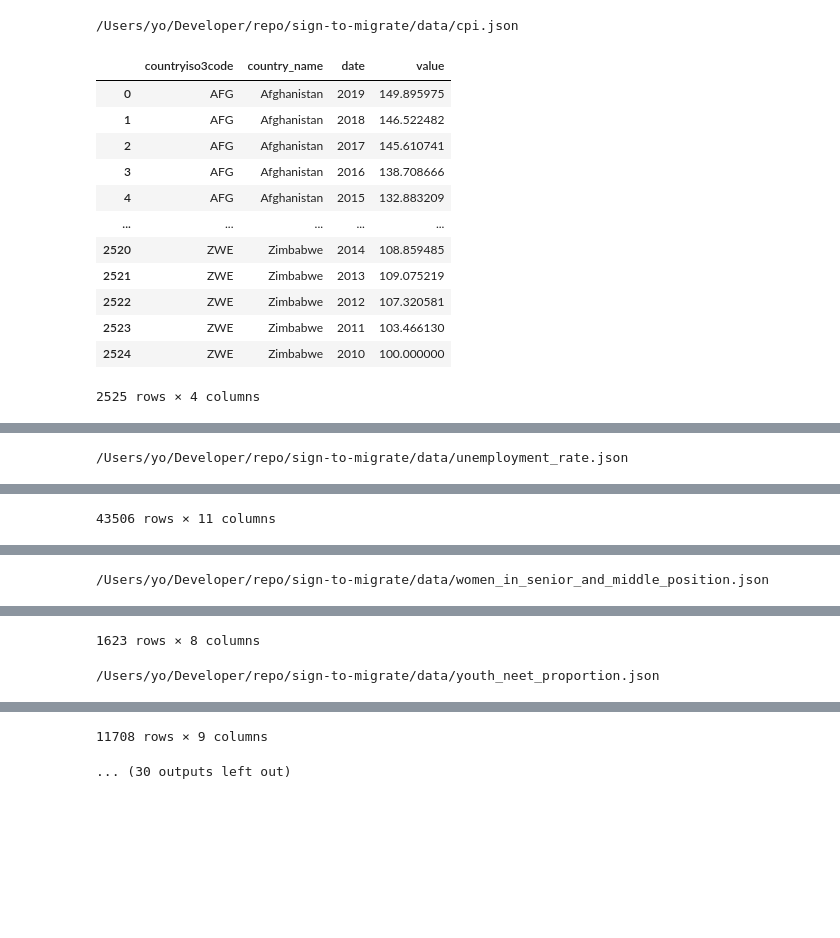
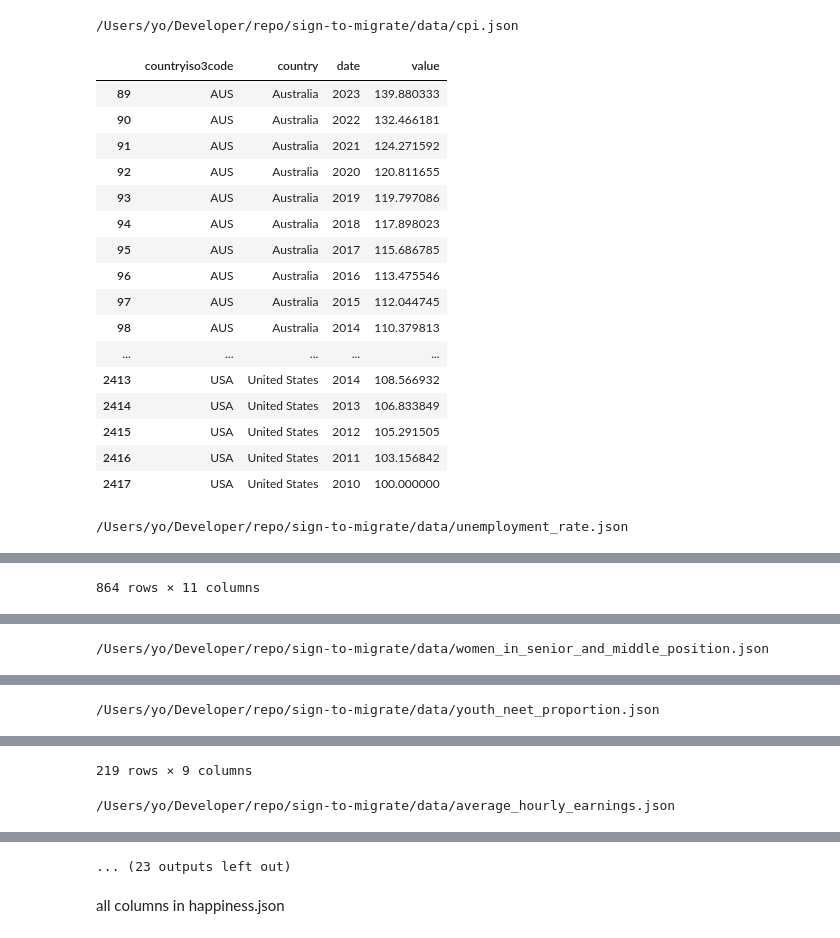
Before and after one commit to yoichiojima-2/migrate, a Jupyter notebook: explore/explore/playground.ipynb, the cells around one changed output, grey strips where cells are left out. Drawn from its saved outputs; the diff is of its cells as text; code cells hidden in the pictures; blank space fills up the shorter version.

Commit message:
explanatory data anaysis

```diff
--- a/explore/explore/playground.ipynb
+++ b/explore/explore/playground.ipynb
@@ -1,34 +1,51 @@
 # %%
 import os
 from pathlib import Path
 import pandas as pd
 from IPython.display import display
 
 
-pd.options.display.max_rows = 10
 pd.options.display.max_columns = 1000
+pd.options.display.max_rows = 50
 pd.set_option("display.max_colwidth", None)
+
+
+targets=[
+    "United States",
+    "United Kingdom",
+    "Canada",
+    "Australia",
+    "Germany",
+    "Japan"
+]
 
 
 def read_data(path: Path) -> pd.DataFrame:
     return pd.read_json(path)
 
 
 for i in Path(os.getenv("DATA_DIR")).rglob("*.json"):
     print(i)
-    display(read_data(i))
+    df = read_data(i)
+    df = df[df["country"].isin(targets)]
+    display(df)
 # %% [output]
 /Users/yo/Developer/repo/sign-to-migrate/data/cpi.json
-|  | countryiso3code | country_name | date | value |
-| 0 | AFG | Afghanistan | 2019 | 149.895975 |
-| 1 | AFG | Afghanistan | 2018 | 146.522482 |
-| 2 | AFG | Afghanistan | 2017 | 145.610741 |
-| 3 | AFG | Afghanistan | 2016 | 138.708666 |
-| 4 | AFG | Afghanistan | 2015 | 132.883209 |
+|  | countryiso3code | country | date | value |
+| 89 | AUS | Australia | 2023 | 139.880333 |
+| 90 | AUS | Australia | 2022 | 132.466181 |
+| 91 | AUS | Australia | 2021 | 124.271592 |
+| 92 | AUS | Australia | 2020 | 120.811655 |
+| 93 | AUS | Australia | 2019 | 119.797086 |
+| 94 | AUS | Australia | 2018 | 117.898023 |
+| 95 | AUS | Australia | 2017 | 115.686785 |
+| 96 | AUS | Australia | 2016 | 113.475546 |
+| 97 | AUS | Australia | 2015 | 112.044745 |
+| 98 | AUS | Australia | 2014 | 110.379813 |
 | ... | ... | ... | ... | ... |
-| 2520 | ZWE | Zimbabwe | 2014 | 108.859485 |
-| 2521 | ZWE | Zimbabwe | 2013 | 109.075219 |
-| 2522 | ZWE | Zimbabwe | 2012 | 107.320581 |
-| 2523 | ZWE | Zimbabwe | 2011 | 103.466130 |
-| 2524 | ZWE | Zimbabwe | 2010 | 100.000000 |
+| 2413 | USA | United States | 2014 | 108.566932 |
+| 2414 | USA | United States | 2013 | 106.833849 |
+| 2415 | USA | United States | 2012 | 105.291505 |
+| 2416 | USA | United States | 2011 | 103.156842 |
+| 2417 | USA | United States | 2010 | 100.000000 |
-2525 rows × 4 columns
+/Users/yo/Developer/repo/sign-to-migrate/data/unemployment_rate.json
@@ -35 +64 @@ for i in Path(os.getenv("DATA_DIR")).rglob("*.json"):
-/Users/yo/Developer/repo/sign-to-migrate/data/unemployment_rate.json
+864 rows × 11 columns
@@ -48 +65 @@ for i in Path(os.getenv("DATA_DIR")).rglob("*.json"):
-43506 rows × 11 columns
+/Users/yo/Developer/repo/sign-to-migrate/data/women_in_senior_and_middle_position.json
@@ -49 +83 @@ for i in Path(os.getenv("DATA_DIR")).rglob("*.json"):
-/Users/yo/Developer/repo/sign-to-migrate/data/women_in_senior_and_middle_position.json
+/Users/yo/Developer/repo/sign-to-migrate/data/youth_neet_proportion.json
@@ -62,2 +96,2 @@ for i in Path(os.getenv("DATA_DIR")).rglob("*.json"):
-1623 rows × 8 columns
+219 rows × 9 columns
-/Users/yo/Developer/repo/sign-to-migrate/data/youth_neet_proportion.json
+/Users/yo/Developer/repo/sign-to-migrate/data/average_hourly_earnings.json
@@ -76,2 +110,3 @@ for i in Path(os.getenv("DATA_DIR")).rglob("*.json"):
-11708 rows × 9 columns
+... (23 outputs left out)
-... (30 outputs left out)
+# %% [markdown]
+all columns in happiness.json
```
Also changed, not shown: parts of 1 cell of this notebook, 4 other files.
